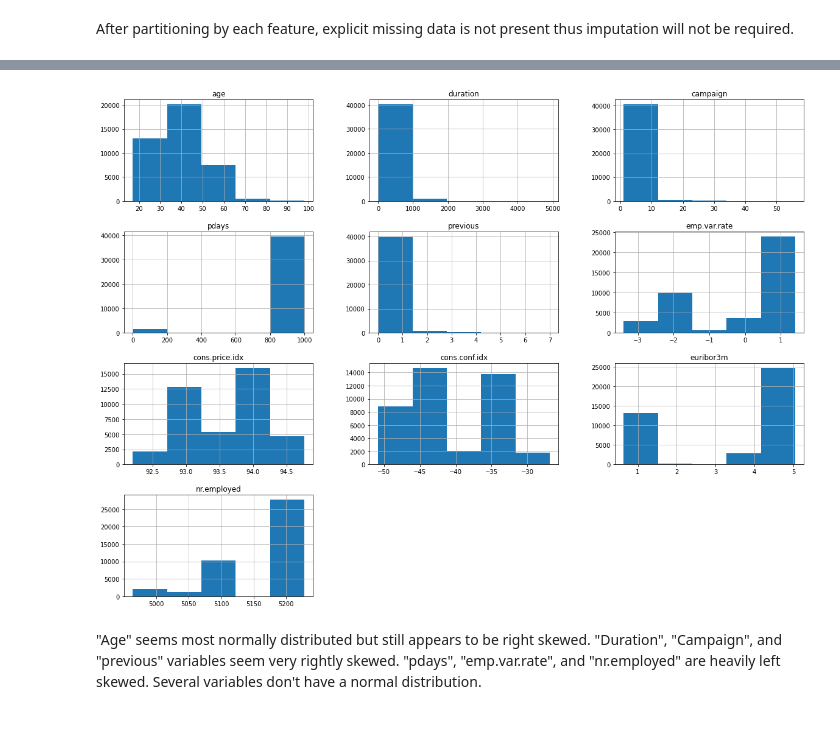
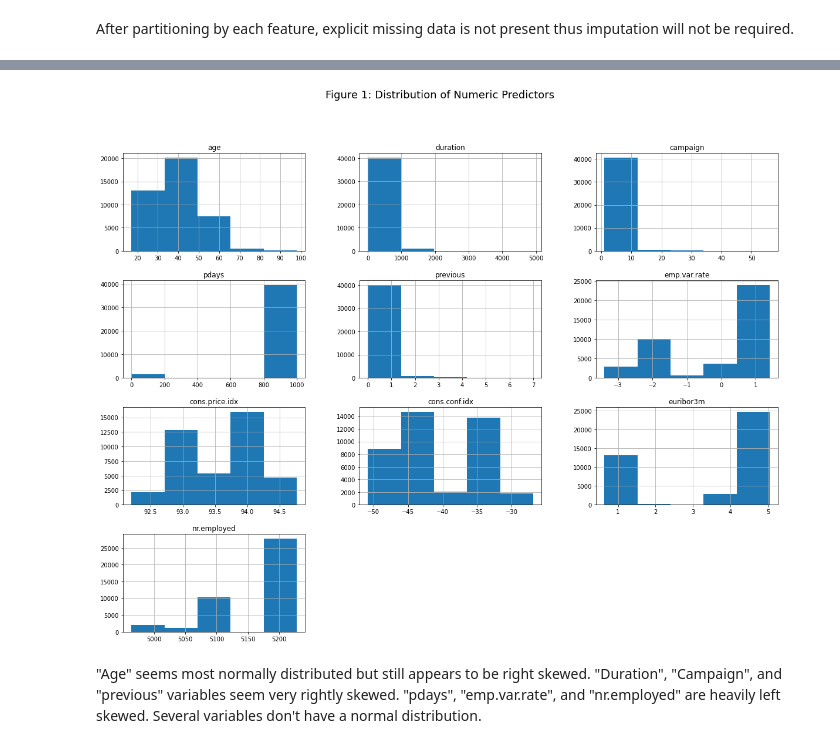
Before and after one commit to hunterblum/Bank-Marketing, a Jupyter notebook: Group7Final.ipynb, the cells around one changed output, grey strips where cells are left out. Drawn from its saved outputs; the diff is of its cells as text; code cells hidden in the pictures.

```diff
--- a/Group7Final.ipynb
+++ b/Group7Final.ipynb
@@ -187,10 +207,10 @@ print("Table 1: Descriptive Statistics for Numeric Predictors", bank.describe())
 # %%
 # distribution of numerical features
 bank.hist(figsize=(20,15),bins=5)
-plt.title("Figure 1: Distribution of Numeric Predictors")
+plt.suptitle("Figure 1: Distribution of Numeric Predictors", fontsize = 18)
 plt.show()
 # %% [output]
-[figure, old version]
+[figure, new version]
 # %% [markdown]
 "Age" seems most normally distributed but still appears to be right skewed. "Duration", "Campaign", and "previous" variables seem very rightly skewed. "pdays", "emp.var.rate", and "nr.employed" are heavily left skewed. Several variables don't have a normal distribution.
 # %%
```
Also changed, not shown: parts of 9 cells of this notebook.
